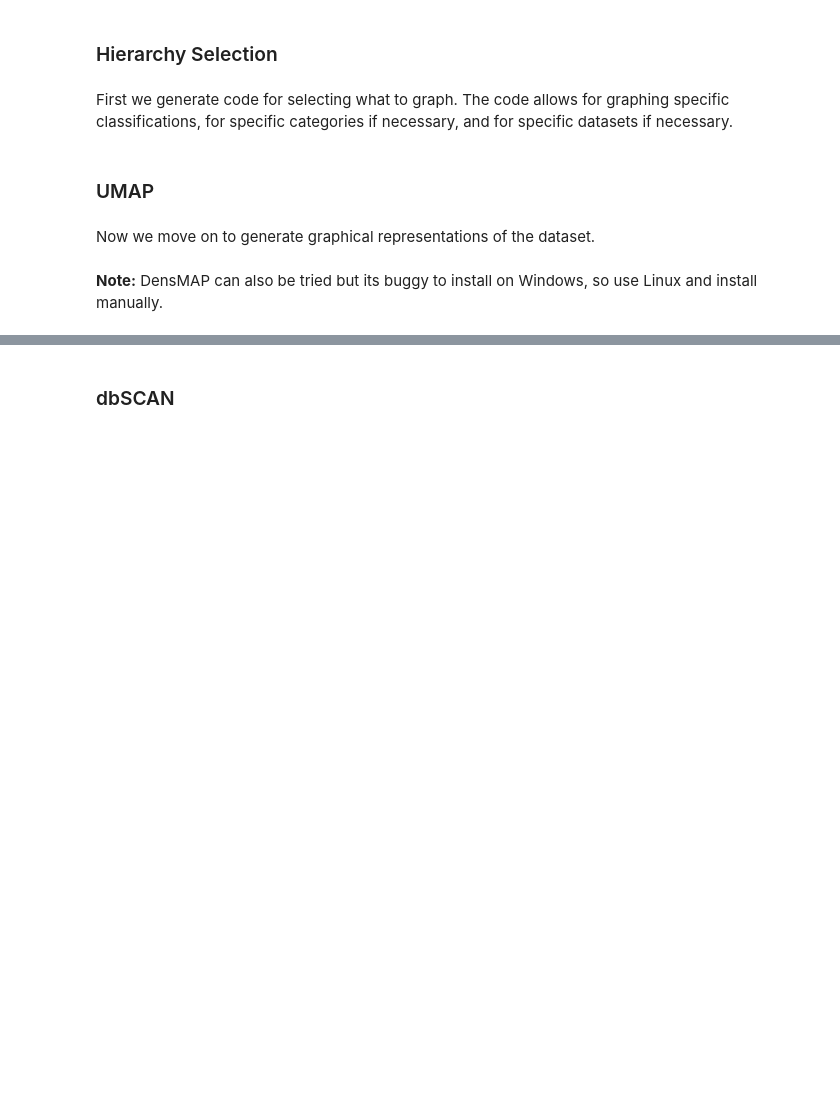
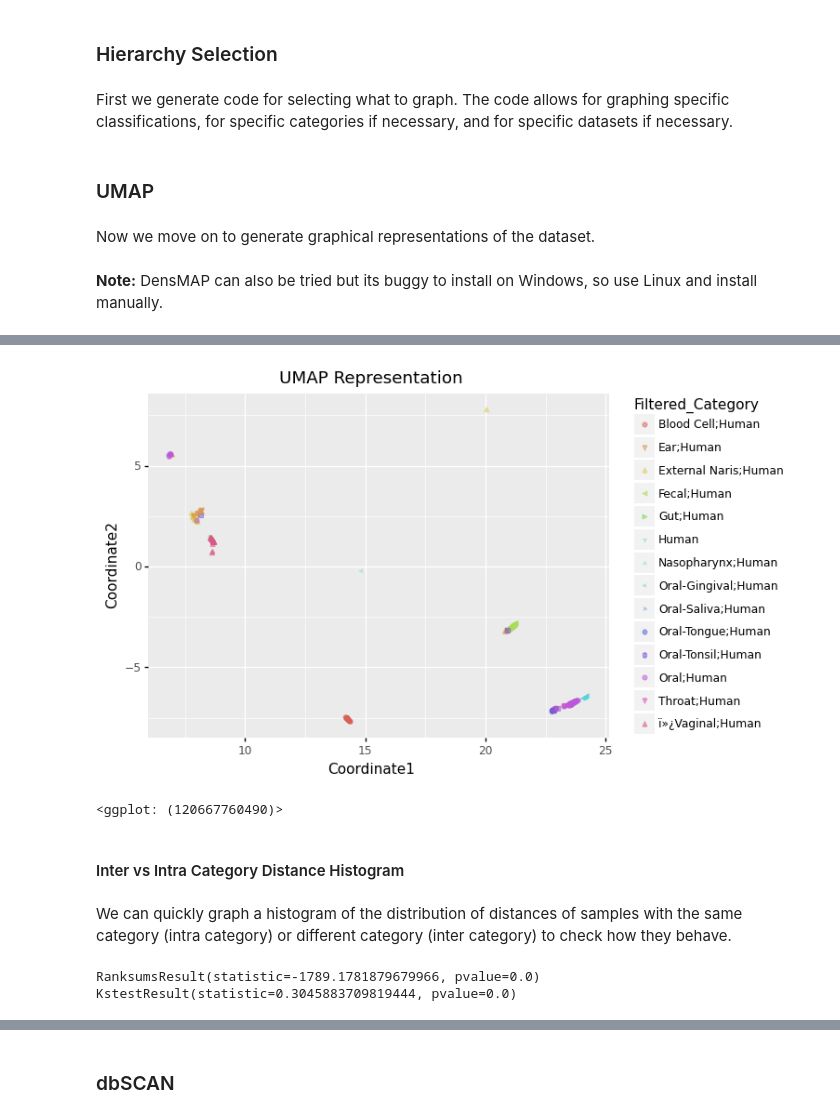
Before and after one commit to jsam356/CAP2, a Jupyter notebook: Distances/Scatterplot.ipynb, the cells around one changed output, grey strips where cells are left out. Cells and saved outputs as stored; diff of their text form; code cells hidden in the pictures; blank space fills up the shorter version.

```diff
--- a/Distances/Scatterplot.ipynb
+++ b/Distances/Scatterplot.ipynb
@@ -815,0 +839,14 @@ from plotnine import *
+# %%
+#Here, below, we graph only the samples that passed the filter. We do not alter sizes as it is not necessary.
+
+(ggplot(SelectedDF, aes(x='Coord1', y='Coord2', color='Filtered_Category', shape='Filtered_Category')) +
+        geom_point(alpha = 0.5) + labs(title="UMAP Representation", x="Coordinate1", y="Coordinate2") +
+ scale_shape_manual(values=asarray(["o","v","^","<",">","1","2","3","4","8","s","o","v","^","<",">","1","2","3","4","8","s","p","P","*","h","H","+","x","X","D","d","|","_",1,2,3,4,"o","v","^"]))
+)
+# %% [output]
+[figure, added]
+<ggplot: (120667760490)>
+# %% [markdown]
+#### Inter vs Intra Category Distance Histogram
+# %% [markdown]
+We can quickly graph a histogram of the distribution of distances of samples with the same category (intra category) or different category (inter category) to check how they behave.
@@ -815,0 +867,9 @@ from plotnine import *
+# %%
+from scipy.stats import ranksums,kstest
+
+print(ranksums(group_distances,diff_distances))
+
+print(kstest(group_distances,diff_distances))
+# %% [output]
+RanksumsResult(statistic=-1789.1781879679966, pvalue=0.0)
+KstestResult(statistic=0.3045883709819444, pvalue=0.0)
```
Also changed, not shown: parts of 16 cells of this notebook.
